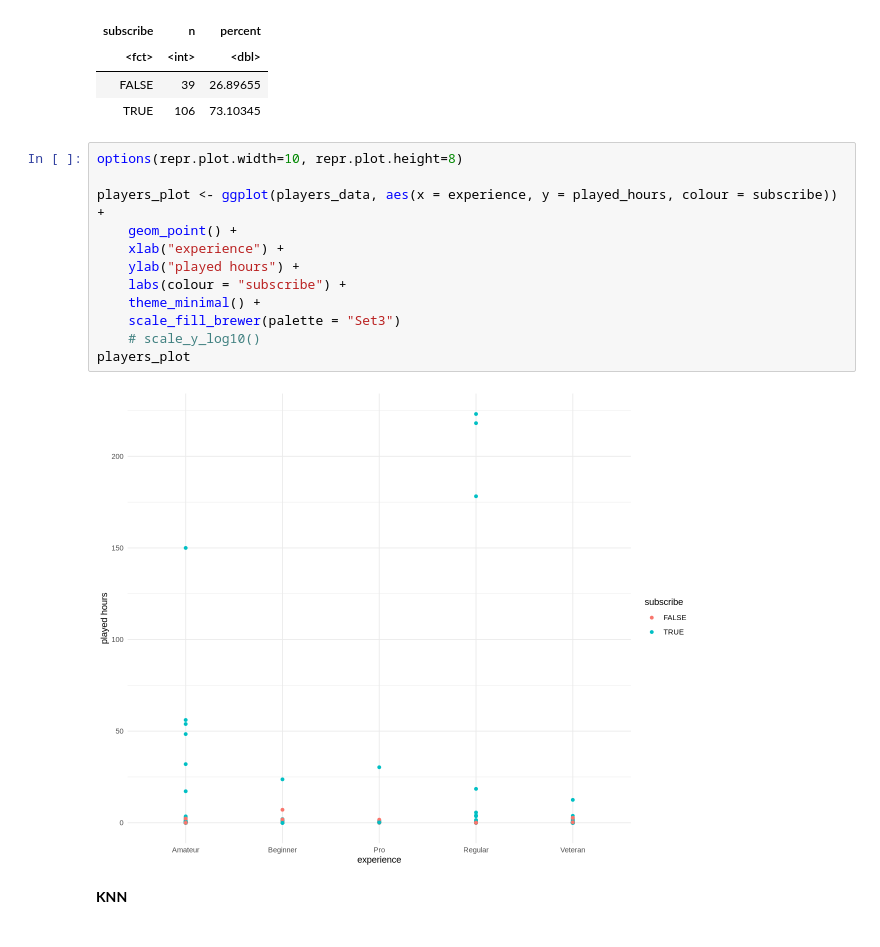
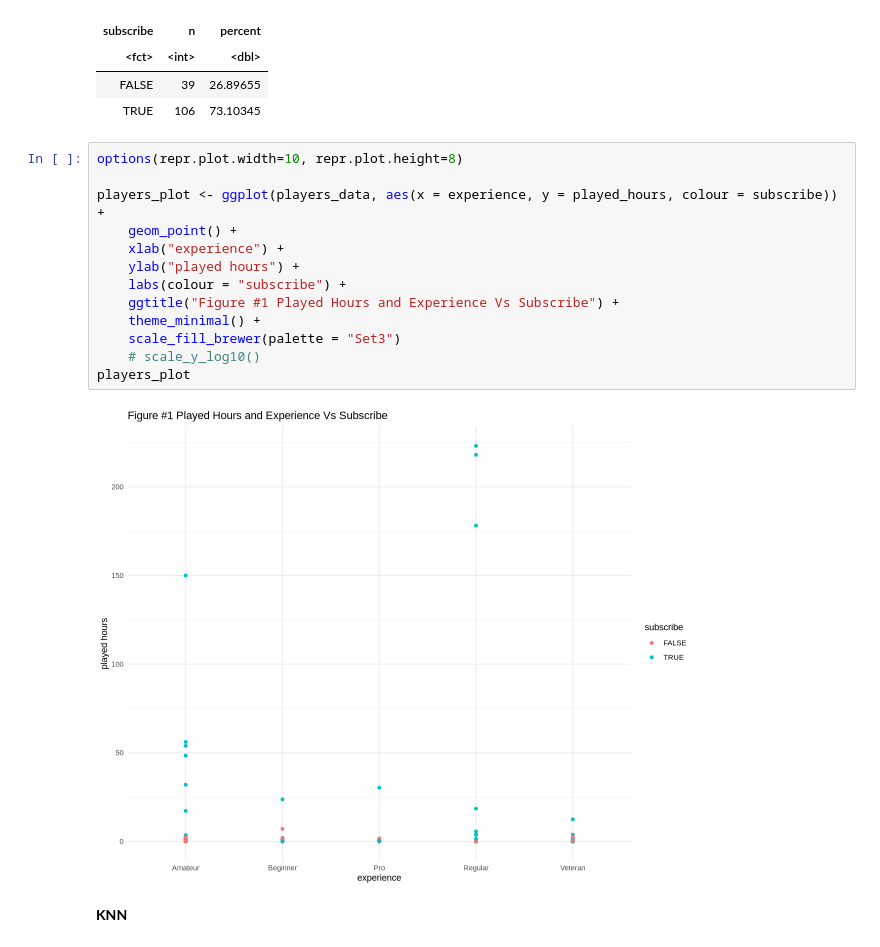
Before and after one commit to emmah47/dsci-group-project, a Jupyter notebook: Individual.ipynb, the cells around one changed output. Cells and saved outputs as stored; diff of their text form.

```diff
--- a/Individual.ipynb
+++ b/Individual.ipynb
@@ -160,17 +160,18 @@ A tibble: 2 × 3
 # %%
 options(repr.plot.width=10, repr.plot.height=8)
 
 players_plot <- ggplot(players_data, aes(x = experience, y = played_hours, colour = subscribe)) +
 	geom_point() +
 	xlab("experience") +
 	ylab("played hours") +
     labs(colour = "subscribe") +
+    ggtitle("Figure #1 Played Hours and Experience Vs Subscribe") +
     theme_minimal() +
     scale_fill_brewer(palette = "Set3")
     # scale_y_log10()
 players_plot
 # %% [output]
-[figure, old version]
+[figure, new version]
 # %% [markdown]
 **KNN**
 # %%
```
Also changed, not shown: parts of 19 cells of this notebook.
